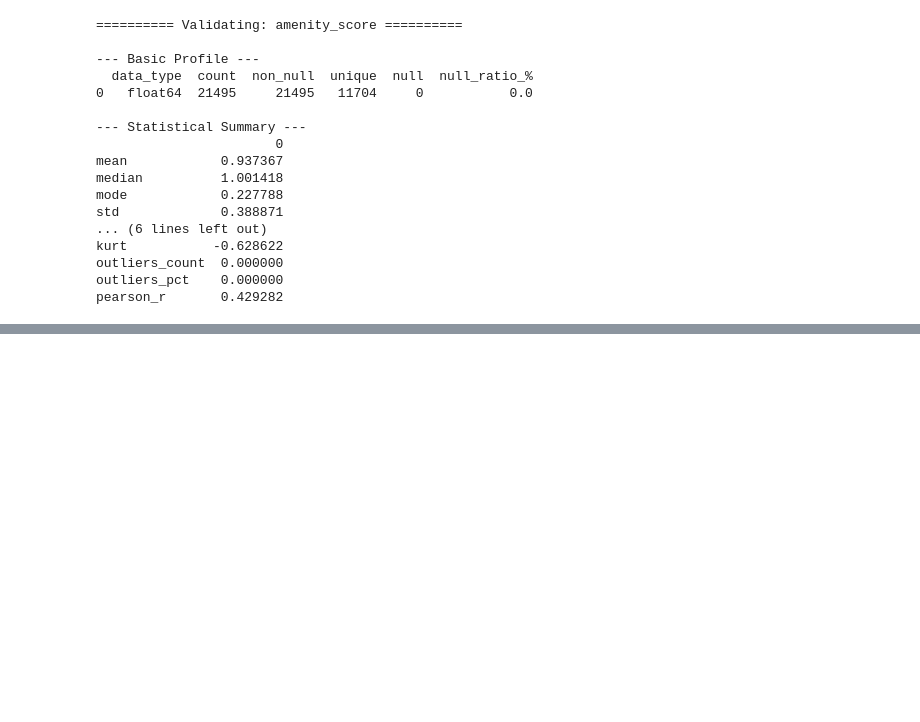
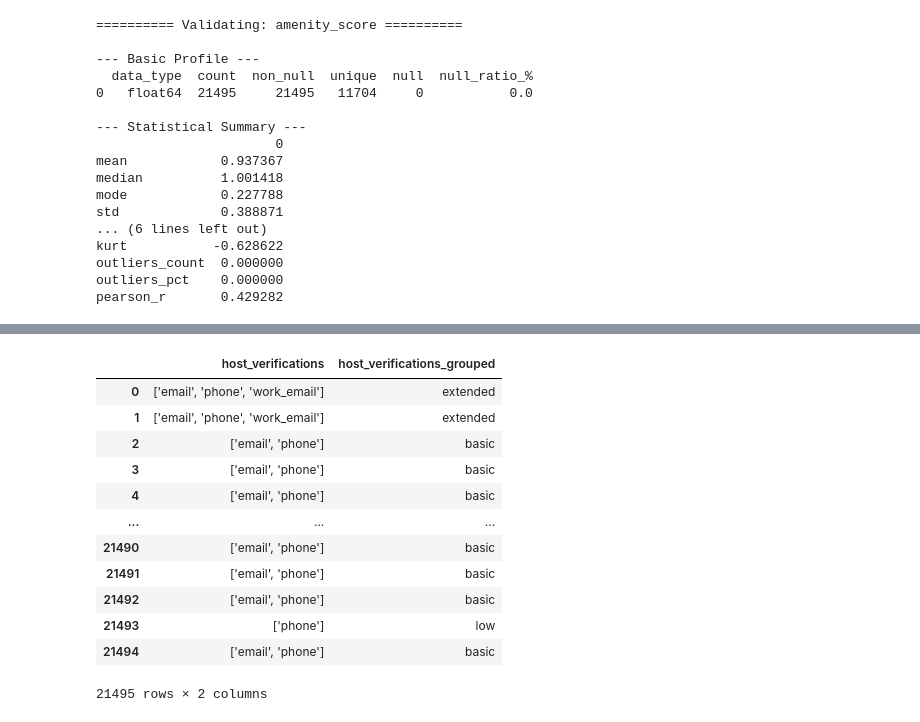
Before and after one commit to josue-rdgzcb/airbnb-price-prediction-cdmx, a Jupyter notebook: notebooks/02_feature_engineering.ipynb, the cells around one changed output, grey strips where cells are left out. Saved outputs shown, nothing was run; the diff lists cells and outputs as text; code cells hidden in the pictures; blank space fills up the shorter version.

Commit message:
update(notebook): add sections for host and review scores to notebook 02

```diff
--- a/notebooks/02_feature_engineering.ipynb
+++ b/notebooks/02_feature_engineering.ipynb
@@ -363,0 +628,23 @@ pearson_r       0.429282
+# %%
+# Import the function to add amenity_score feature
+from src.features.host import add_host_verifications_grouped
+
+# Apply the function to df_features to add the new columns
+df_features = add_host_verifications_grouped(df_features)
+
+# Display the first rows of has_amenities columns
+df_features[['host_verifications', 'host_verifications_grouped']]
+# %% [output]
+|  | host_verifications | host_verifications_grouped |
+| 0 | ['email', 'phone', 'work_email'] | extended |
+| 1 | ['email', 'phone', 'work_email'] | extended |
+| 2 | ['email', 'phone'] | basic |
+| 3 | ['email', 'phone'] | basic |
+| 4 | ['email', 'phone'] | basic |
+| ... | ... | ... |
+| 21490 | ['email', 'phone'] | basic |
+| 21491 | ['email', 'phone'] | basic |
+| 21492 | ['email', 'phone'] | basic |
+| 21493 | ['phone'] | low |
+| 21494 | ['email', 'phone'] | basic |
+21495 rows × 2 columns
```
Also changed, not shown: parts of 43 cells of this notebook.
